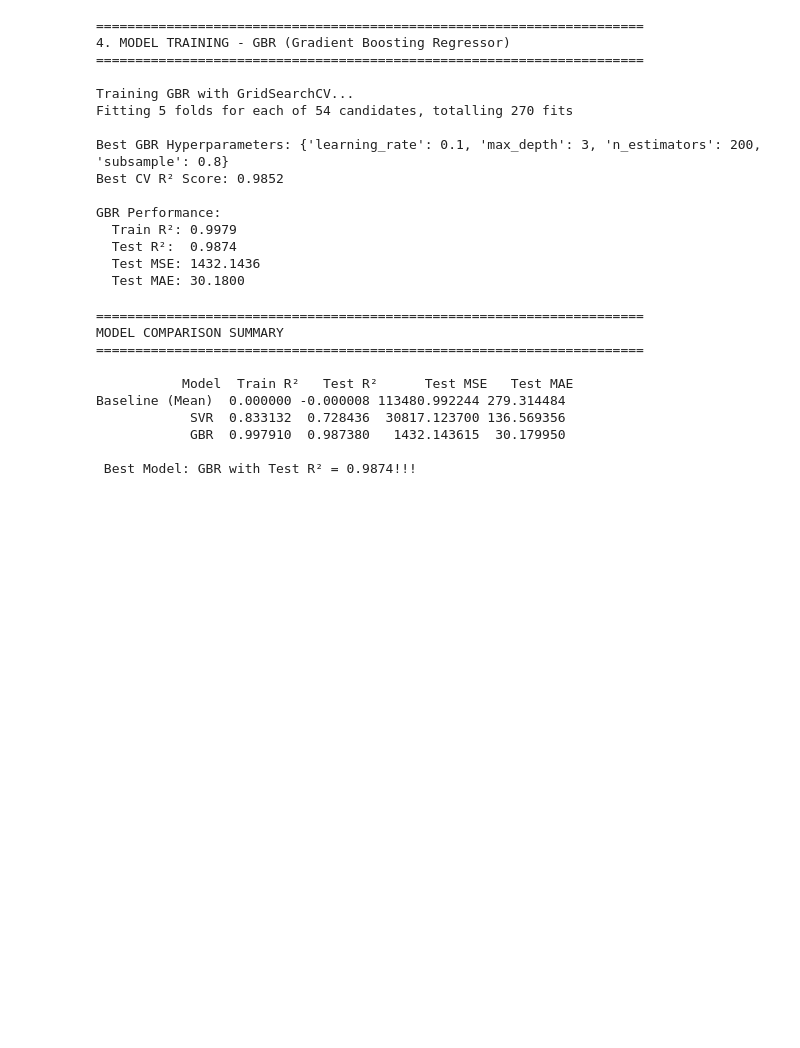
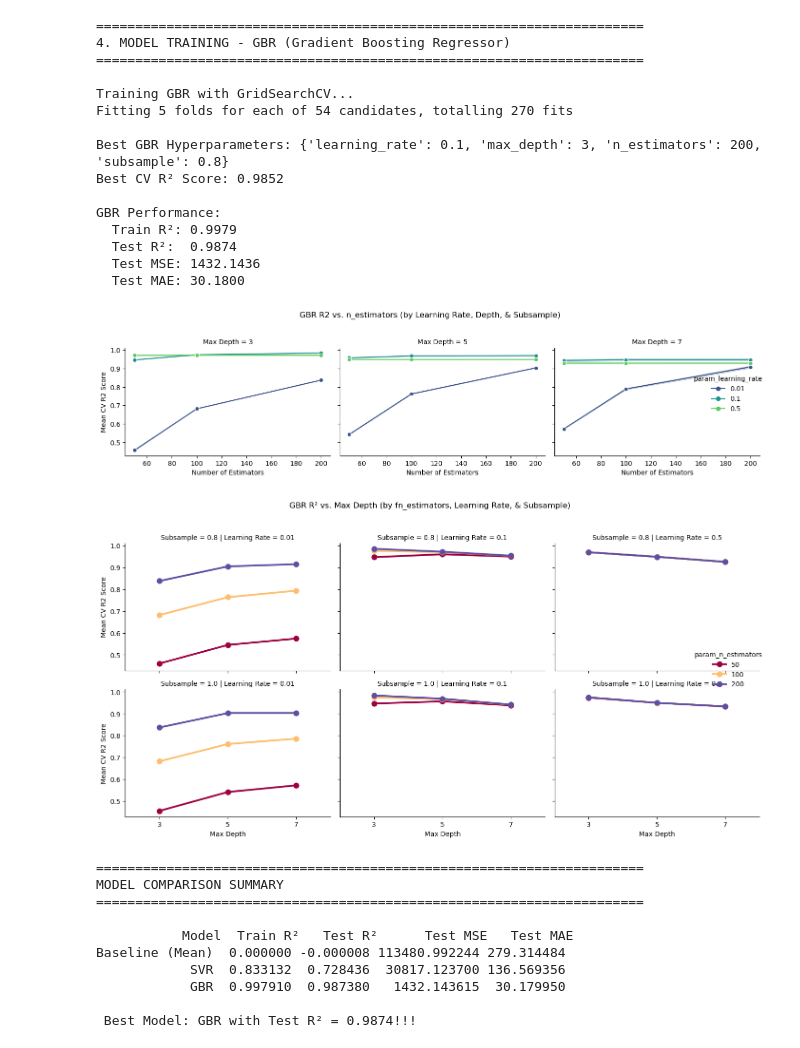
Before and after one commit to Ahmadbader17/COMP1801_ML_Coursework, a Jupyter notebook: notebooks/regression.ipynb, the cells around one changed output. Drawn from its saved outputs; the diff is of its cells as text; code cells hidden in the pictures; blank space fills up the shorter version.

```diff
--- a/notebooks/regression.ipynb
+++ b/notebooks/regression.ipynb
@@ -261,6 +326,68 @@ GBR Performance:
   Test R²:  0.9874
   Test MSE: 1432.1436
   Test MAE: 30.1800
+# %%
+import seaborn as sns
+import matplotlib.pyplot as plt
+import pandas as pd
+
+# access the results
+
+gbr_results_df = pd.DataFrame(gbr_grid_search.cv_results_)
+
+gbr_results_df['param_learning_rate'] = gbr_results_df['param_learning_rate'].astype(str)
+gbr_results_df['param_subsample'] = gbr_results_df['param_subsample'].astype(str)
+
+
+g1 = sns.relplot(
+    data=gbr_results_df,
+    x='param_n_estimators',
+    y='mean_test_score',
+    hue='param_learning_rate',
+    col='param_max_depth',
+    kind='line',
+    marker='o',
+    palette='viridis',
+    height=3.5,
+    aspect=1.2
+)
+
+g1.set_axis_labels("Number of Estimators", "Mean CV R2 Score")
+g1.set_titles(row_template="Subsample = {row_name}", col_template="Max Depth = {col_name}")
+g1.fig.suptitle("GBR R2 vs. n_estimators (by Learning Rate, Depth, & Subsample)", y=1.03)
+
+plt.tight_layout()
+plt.savefig("../report/figures/fig-3.11-GBR-hyper-parameters-graph.png", dpi=500, bbox_inches='tight')
+plt.show()
+
+
+# Plot 2: max_depth Vs. R2 score
+
+results_df['param_epsilon'] = results_df['param_epsilon'].astype(str)
+
+g2 = sns.catplot(
+    data=gbr_results_df,
+    x='param_max_depth',
+    y='mean_test_score',
+    hue='param_n_estimators',
+    col='param_learning_rate',
+    row="param_subsample",
+    kind='point',
+    palette='Spectral',
+    height=3.5,
+    aspect=1.2
+)
+
+g2.set_axis_labels("Max Depth", "Mean CV R2 Score")
+g2.set_titles(row_template="Subsample = {row_name}", col_template="Learning Rate = {col_name}")
+g2.fig.suptitle("GBR R² vs. Max Depth (by fn_estimators, Learning Rate, & Subsample)", y=1.03)
+
+plt.tight_layout()
+plt.savefig("../report/figures/fig-3.22-GBR-hyper-parameters-graph.png", dpi=500, bbox_inches='tight')
+plt.show()
+# %% [output]
+[figure, added]
+[figure, added]
 # %%
 import matplotlib.pyplot as plt
 # %%
```
Also changed, not shown: parts of 3 cells of this notebook, 4 other files.
